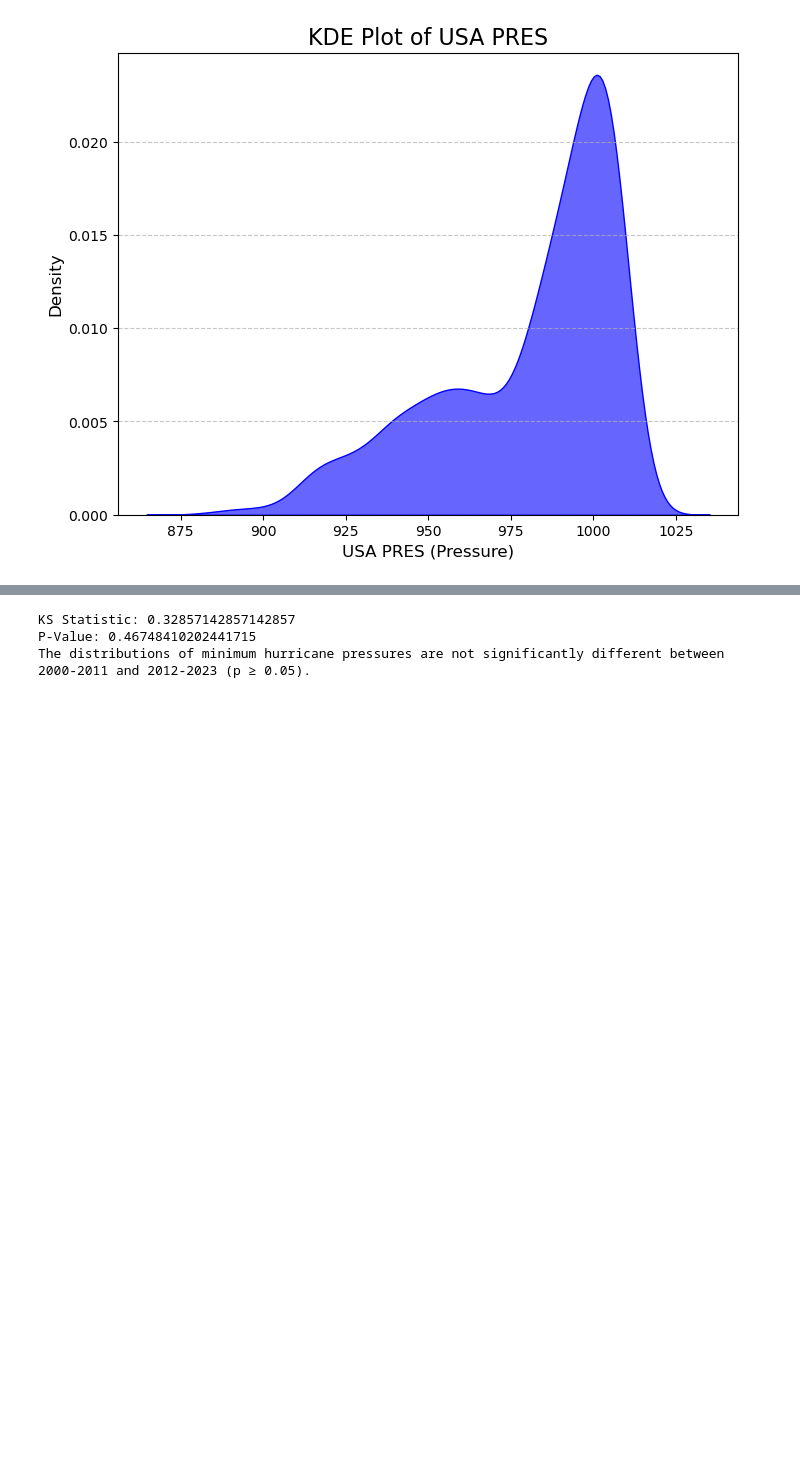
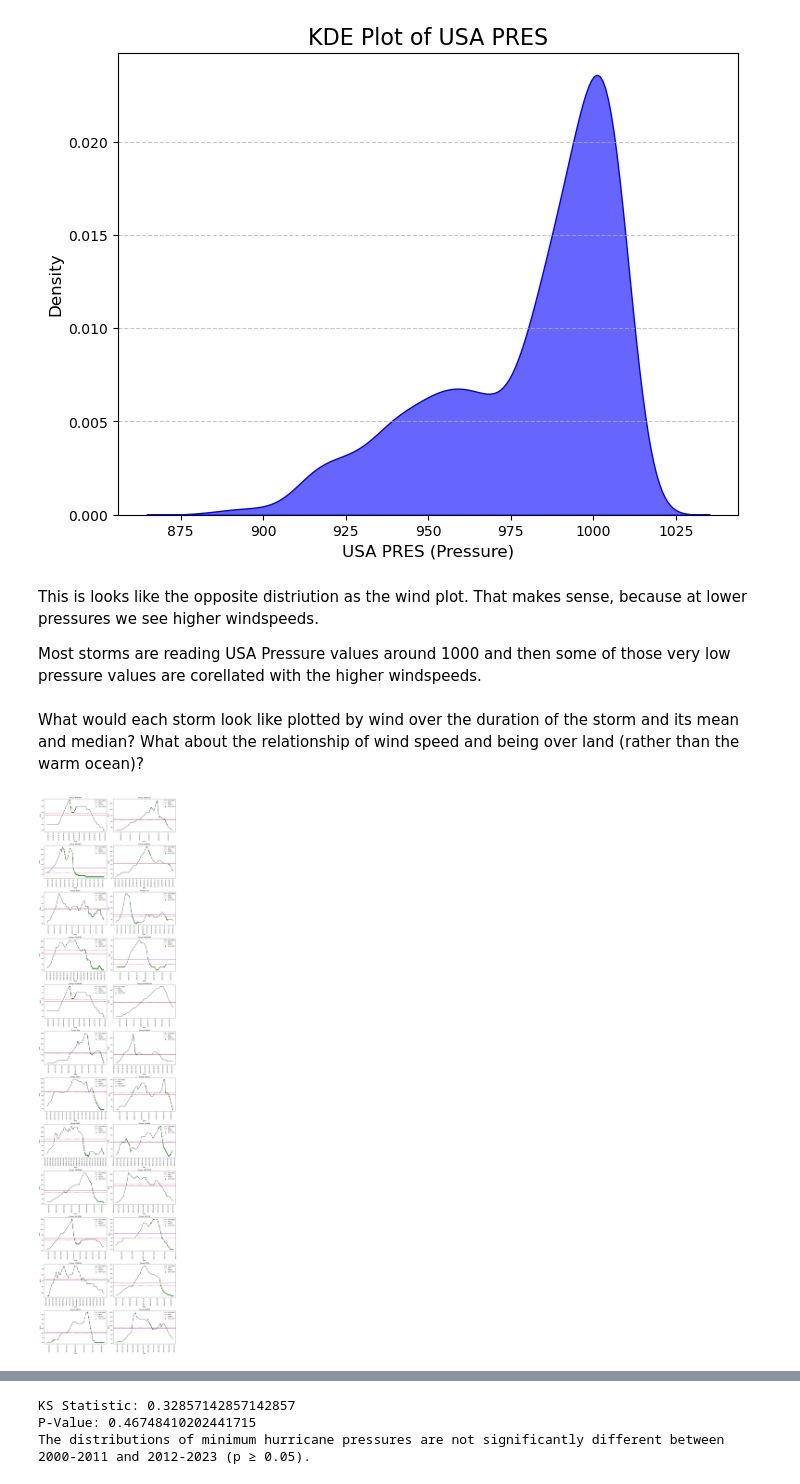
Before and after one commit to Jef-H/geo557_flooding, a Jupyter notebook: Trop_Trends_Stats.ipynb, the cells around one changed output, grey strips where cells are left out. Cells and saved outputs as stored; diff of their text form; code cells hidden in the pictures; blank space fills up the shorter version.

```diff
--- a/Trop_Trends_Stats.ipynb
+++ b/Trop_Trends_Stats.ipynb
@@ -74,12 +56,5 @@ This is interesting, so the medians are similar, but neutral has the longest whi
 # %%
 # KDE 1 Wind
-import pandas as pd
-import seaborn as sns
-import matplotlib.pyplot as plt
-
-# Load
-df = pd.read_csv("GEO557Tropical_Storm_Dataset_CLEAN.csv")
-
 # Plot the KDE for 'USA PRES'
 plt.figure(figsize=(8, 6))
 sns.kdeplot(data=df, x="USA WIND", fill=True, color="blue", alpha=0.6)
@@ -93,11 +70,5 @@ plt.show()
 # %%
 # KDE 2 Pressure
-import pandas as pd
-import seaborn as sns
-import matplotlib.pyplot as plt
-
-# Load
-df = pd.read_csv("GEO557Tropical_Storm_Dataset_CLEAN.csv")
 
 # Plot the KDE for 'USA PRES'
 plt.figure(figsize=(8, 6))
@@ -115,0 +83,55 @@ plt.show()
+# %% [markdown]
+This is looks like the opposite distriution as the wind plot. That makes sense, because at lower pressures we see higher windspeeds.
+
+Most storms are reading USA Pressure values around 1000 and then some of those very low pressure values are corellated with the higher windspeeds.
+# %% [markdown]
+What would each storm look like plotted by wind over the duration of the storm and its mean and median?
+What about the relationship of wind speed and being over land (rather than the warm ocean)?
+# %%
+import math
+import matplotlib.dates as mdates
+
+# Convert ISO_TIME to datetime
+df['ISO_TIME'] = pd.to_datetime(df['ISO_TIME'])
+
+# Group by 'Name' and calculate mean and median for each group
+grouped = df.groupby('Name')['USA WIND'].agg(['mean', 'median'])
+
+# Determine the number of rows and columns for the grid
+num_plots = len(grouped)
+num_cols = 2  # You can adjust this value based on your preference
+num_rows = math.ceil(num_plots / num_cols)
+
+# Plotting
+fig, axes = plt.subplots(nrows=num_rows, ncols=num_cols, figsize=(15, 5 * num_rows))
+
+# Flatten axes array for easy iteration
+axes = axes.flatten()
+
+for i, (name, group) in enumerate(grouped.iterrows()):
+    ax = axes[i]
+    group_data = df[df['Name'] == name]
+    ax.plot(group_data['ISO_TIME'], group_data['USA WIND'], color='black', label='USA WIND')
+    ax.axhline(y=group['mean'], color='purple', linestyle='-', label='Mean')
+    ax.axhline(y=group['median'], color='red', linestyle='--', label='Median')
+
+    # Add points where LAND is "Y"
+    land_points = group_data[group_data['LAND'] == 'Y']
+    ax.scatter(land_points['ISO_TIME'], land_points['USA WIND'], color='green', label='Over Land', zorder=5)
+
+    ax.set_title(f'Group: {name}')
+    ax.set_xlabel('Date')
+    ax.set_ylabel('Wind')
+    ax.legend()
+    ax.xaxis.set_major_formatter(mdates.DateFormatter('%Y-%m-%d'))
+    ax.xaxis.set_major_locator(mdates.DayLocator())
+    plt.setp(ax.get_xticklabels(), rotation=90)  # Rotate x tick labels vertically
+
+# Hide any unused subplots
+for j in range(i + 1, len(axes)):
+    fig.delaxes(axes[j])
+
+plt.tight_layout()
+plt.show()
+# %% [output]
+[figure, added]
```
Also changed, not shown: parts of 46 cells of this notebook, 1 other file.
